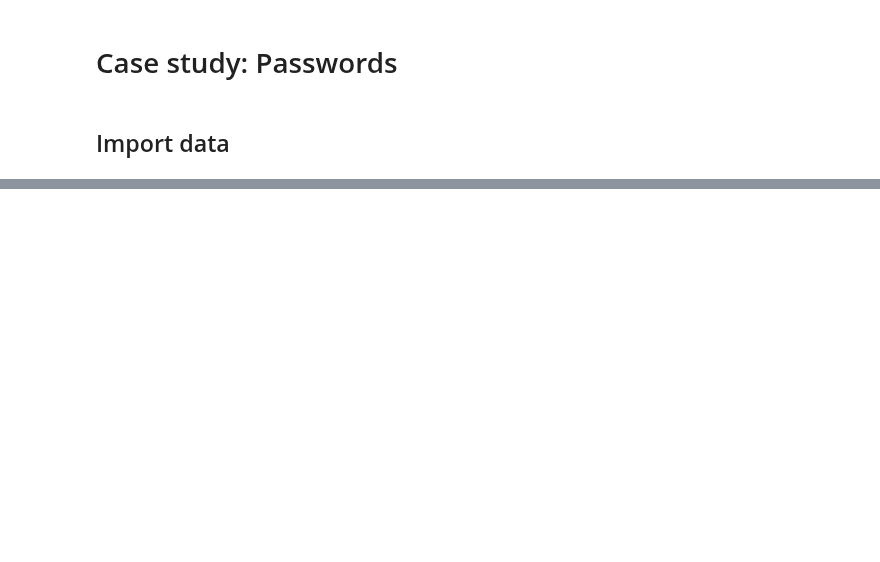
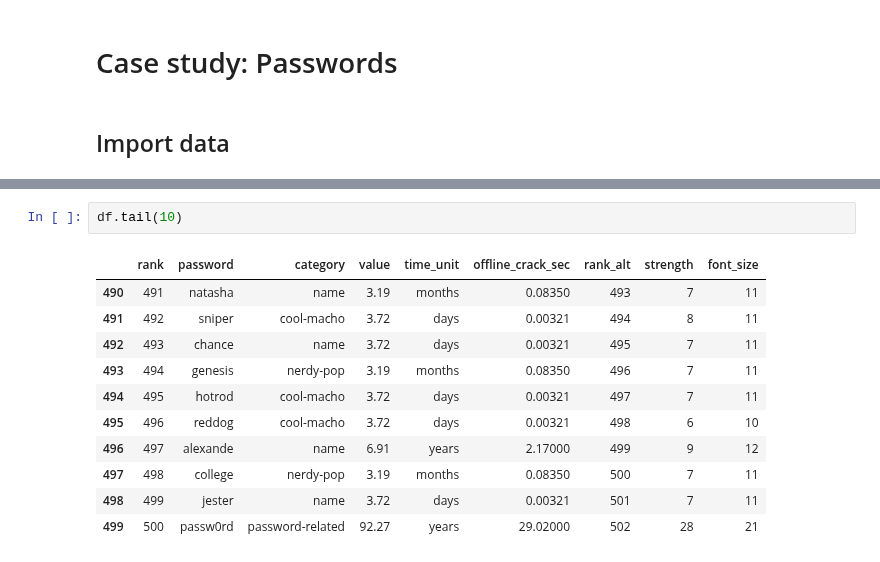
Before and after one commit to kirenz/eda, a Jupyter notebook: 01-3-passwords.ipynb, the cells around one changed output, grey strips where cells are left out. Cells and saved outputs as stored; diff of their text form; blank space fills up the shorter version.

```diff
--- a/01-3-passwords.ipynb
+++ b/01-3-passwords.ipynb
@@ -69,0 +28,14 @@ Task B: Compute the proportion of patients in the control group who had a stroke
+# %%
+df.tail(10)
+# %% [output]
+|  | rank | password | category | value | time_unit | offline_crack_sec | rank_alt | strength | font_size |
+| 490 | 491 | natasha | name | 3.19 | months | 0.08350 | 493 | 7 | 11 |
+| 491 | 492 | sniper | cool-macho | 3.72 | days | 0.00321 | 494 | 8 | 11 |
+| 492 | 493 | chance | name | 3.72 | days | 0.00321 | 495 | 7 | 11 |
+| 493 | 494 | genesis | nerdy-pop | 3.19 | months | 0.08350 | 496 | 7 | 11 |
+| 494 | 495 | hotrod | cool-macho | 3.72 | days | 0.00321 | 497 | 7 | 11 |
+| 495 | 496 | reddog | cool-macho | 3.72 | days | 0.00321 | 498 | 6 | 10 |
+| 496 | 497 | alexande | name | 6.91 | years | 2.17000 | 499 | 9 | 12 |
+| 497 | 498 | college | nerdy-pop | 3.19 | months | 0.08350 | 500 | 7 | 11 |
+| 498 | 499 | jester | name | 3.72 | days | 0.00321 | 501 | 7 | 11 |
+| 499 | 500 | passw0rd | password-related | 92.27 | years | 29.02000 | 502 | 28 | 21 |
```
Also changed, not shown: parts of 26 cells of this notebook.
